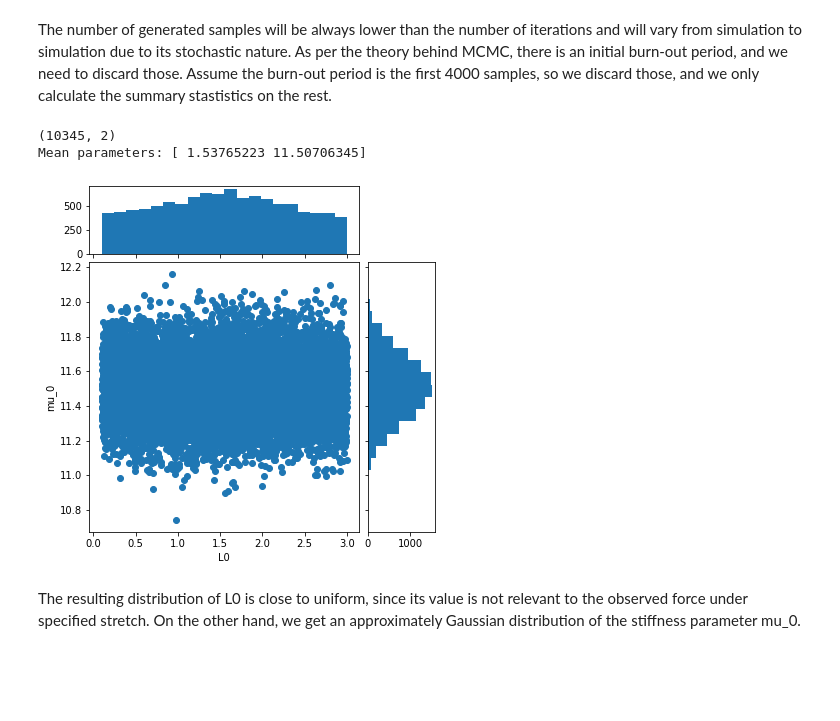
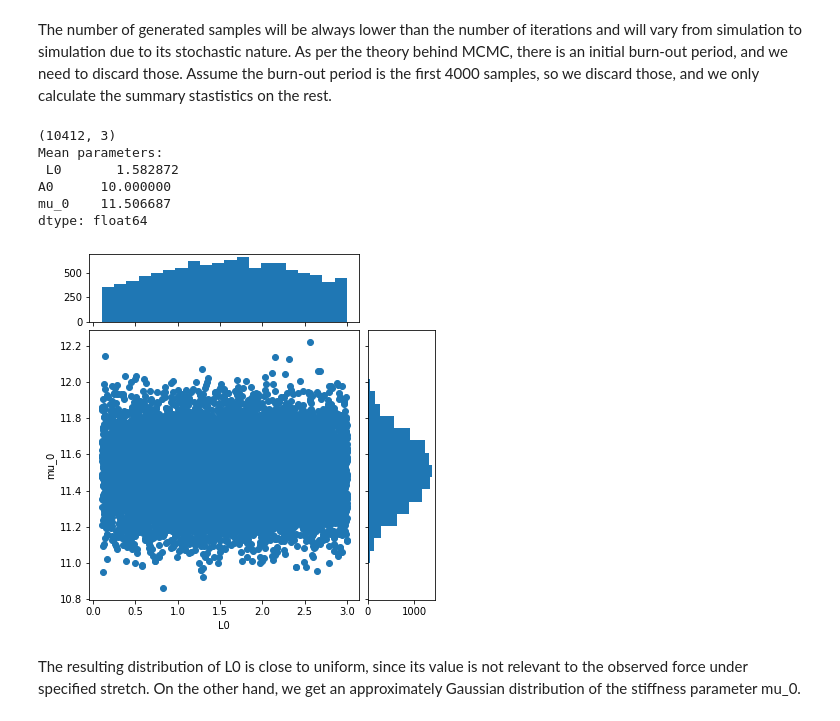
Before and after one commit to ankushaggarwal/pymecht, a Jupyter notebook: Examples/mcmc-example.ipynb, the cells around one changed output. Saved outputs shown, nothing was run; the diff lists cells and outputs as text; code cells hidden in the pictures; blank space fills up the shorter version.

```diff
--- a/Examples/mcmc-example.ipynb
+++ b/Examples/mcmc-example.ipynb
@@ -68,44 +68,46 @@ To access the samples, use get_samples()
 # %% [markdown]
 The number of generated samples will be always lower than the number of iterations and will vary from simulation to simulation due to its stochastic nature. As per the theory behind MCMC, there is an initial burn-out period, and we need to discard those. Assume the burn-out period is the first 4000 samples, so we discard those, and we only calculate the summary stastistics on the rest.
 # %%
-gen_samples = mcmc.get_samples()[4000:]
-gen_samples = np.array(gen_samples) #convert list to an array
+gen_samples = mcmc.get_samples_pandas()[4000:]
 print(gen_samples.shape)
-mean_values = np.mean(gen_samples,axis=0)
-print('Mean parameters:', mean_values)
+print('Mean parameters:\n', gen_samples.mean())
 # %% [output]
-(10345, 2)
-Mean parameters: [ 1.53765223 11.50706345]
+(10412, 3)
+Mean parameters:
+ L0       1.582872
+A0      10.000000
+mu_0    11.506687
+dtype: float64
 # %%
 def scatter_hist(x, y, ax, ax_histx, ax_histy):
     # no labels
     ax_histx.tick_params(axis="x", labelbottom=False)
     ax_histy.tick_params(axis="y", labelleft=False)
 
     # the scatter plot:
     ax.scatter(x, y)
     ax_histx.hist(x, bins=20)
     ax_histy.hist(y, bins=20, orientation='horizontal')
 
 # Start with a square Figure.
 fig = plt.figure(figsize=(6, 6))
 # Add a gridspec with two rows and two columns and a ratio of 1 to 4 between
 # the size of the marginal Axes and the main Axes in both directions.
 # Also adjust the subplot parameters for a square plot.
 gs = fig.add_gridspec(2, 2,  width_ratios=(4, 1), height_ratios=(1, 4),
                       left=0.1, right=0.9, bottom=0.1, top=0.9,
                       wspace=0.05, hspace=0.05)
 # Create the Axes.
 ax = fig.add_subplot(gs[1, 0])
 ax_histx = fig.add_subplot(gs[0, 0], sharex=ax)
 ax_histy = fig.add_subplot(gs[1, 1], sharey=ax)
 # Draw the scatter plot and marginals.
-scatter_hist(gen_samples[:,0], gen_samples[:,1], ax, ax_histx, ax_histy)
+scatter_hist(gen_samples['L0'].to_numpy(), gen_samples['mu_0'].to_numpy(), ax, ax_histx, ax_histy)
 ax.set_xlabel('L0')
 ax.set_ylabel('mu_0')
 plt.show()
 # %% [output]
-[figure, old version]
+[figure, new version]
 # %% [markdown]
 The resulting distribution of L0 is close to uniform, since its value is not relevant to the observed force under specified stretch. On the other hand, we get an approximately Gaussian distribution of the stiffness parameter mu_0.
 # %% [markdown]
```
Also changed, not shown: parts of 6 cells of this notebook, 2 other files.
